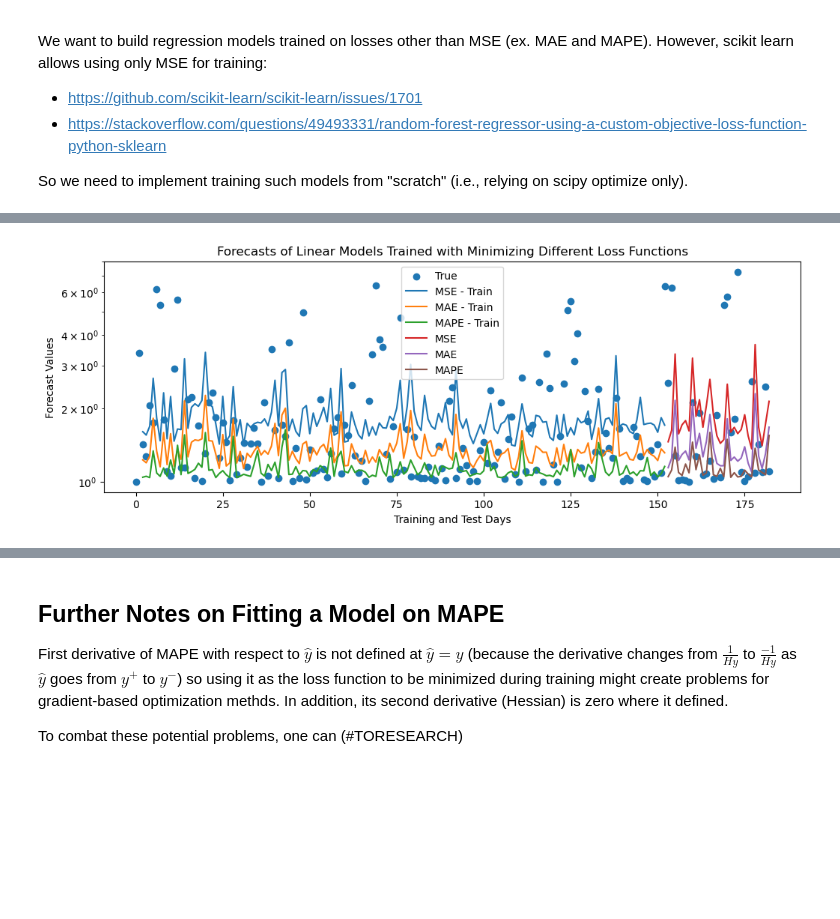
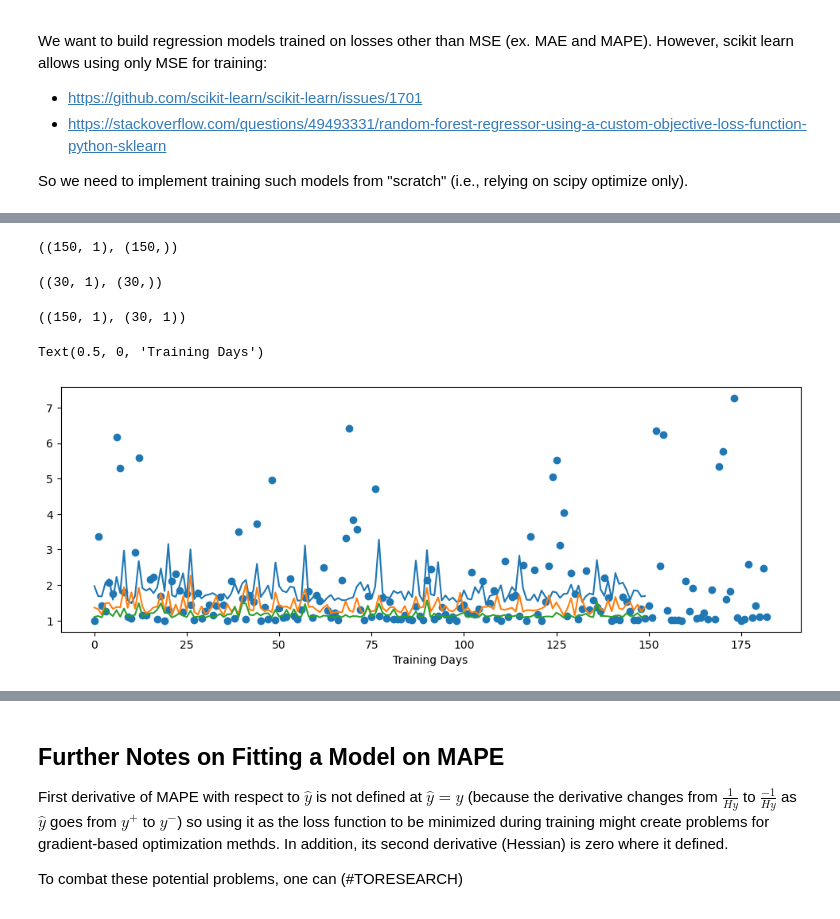
Before and after one commit to mtorabirad/MLBoost, a Jupyter notebook: Episode8/Episode8Main.ipynb, the cells around one changed output, grey strips where cells are left out. Saved outputs shown, nothing was run; the diff lists cells and outputs as text; code cells hidden in the pictures; blank space fills up the shorter version.

```diff
--- a/Episode8/Episode8Main.ipynb
+++ b/Episode8/Episode8Main.ipynb
@@ -154,9 +157,3 @@ X_train, X_test, y_train, y_test = train_test_split(FeaturesArray, TargetsArray,
-# %%
-X_train = X_train.reshape((X_train.shape[0], -1))
-y_train = y_train.reshape((y_train.shape[0], -1))
-
-X_test = X_test.reshape((X_test.shape[0], -1))
-y_test = y_test.reshape((y_test.shape[0], -1))
 # %% [markdown]
 <a name="Building-Regression-Models-With-Customized-Loss-From-Scratch"></a>
 ## Building Regression Models With Customized Loss From Scratch
@@ -169,4 +166,4 @@ We want to build regression models trained on losses other than MSE (ex. MAE and
 So we need to implement training such models from "scratch" (i.e., relying on scipy optimize only).
 # %%
 regularization = 0.01
-coefficients_init = np.random.normal(0, 1, X_train.shape[1])
+coefficients_init = np.random.normal(0, 1, [X_train.shape[1]*X_train.shape[2], y_train.shape[1]])
@@ -173,10 +187,16 @@ coefficients_init = np.random.normal(0, 1, X_train.shape[1])
+# %%
+bounds_DE = [(-100, 100)] * coefficients_init.flatten().shape[0]
 # %%
 MAPE_Model = uc.LinearModelWithCustomLoss(
     loss_function=mean_absolute_percentage_error,
-    X=X_train, Y=y_train, regularization=regularization, coefficients_init=coefficients_init
+    X=X_train, Y=y_train,
+    coefficients_init=coefficients_init,
+    regularization=regularization,
+    bounds=bounds_DE,
+    optimizer='DE',
+    max_iterations=1000, tol=0.001,
+    verboose=True
 )
 MAPE_Model.fit()
 print(MAPE_Model.coefficients)
-mape_pred = MAPE_Model.predict(X_train)
-mape_forecast = MAPE_Model.predict(X_test)
 # %% [output]
@@ -217,22 +315,34 @@ plt.legend()
+# %%
+mse_pred.shape, mse_pred.flatten().shape
+# %% [output]
+((150, 1), (150,))
+# %%
+mse_forecast.shape, mse_forecast.flatten().shape
+# %% [output]
+((30, 1), (30,))
+# %%
+mse_pred.shape, mse_forecast.shape
+# %% [output]
+((150, 1), (30, 1))
 # %%
 plt.figure(figsize=(12, 4))
 plt.scatter(ALL_DAYS, y_values, label='True')
 
-plt.plot(ALL_DAYS[n_steps_in:TEST_INDEX], mse_pred, label='MSE - Train')
-plt.plot(ALL_DAYS[n_steps_in:TEST_INDEX], mae_pred, label='MAE - Train')
-plt.plot(ALL_DAYS[n_steps_in:TEST_INDEX], mape_pred, label='MAPE - Train')
+# plt.plot(ALL_DAYS[n_steps_in:TEST_INDEX], mse_pred, label='MSE - Train')
+# plt.plot(ALL_DAYS[n_steps_in:TEST_INDEX], mae_pred, label='MAE - Train')
+# plt.plot(ALL_DAYS[n_steps_in:TEST_INDEX], mape_pred, label='MAPE - Train')
+# plt.plot(ALL_DAYS[TEST_INDEX:], mse_forecast.flatten(), label='MSE')
+# plt.plot(ALL_DAYS[TEST_INDEX:], mae_forecast.flatten(), label='MAE')
+# plt.plot(ALL_DAYS[TEST_INDEX:], mape_forecast.flatten(), label='MAPE')
 
-plt.plot(ALL_DAYS[TEST_INDEX:], mse_forecast, label='MSE')
-plt.plot(ALL_DAYS[TEST_INDEX:], mae_forecast, label='MAE')
-plt.plot(ALL_DAYS[TEST_INDEX:], mape_forecast, label='MAPE')
+# plt.xlabel('Training and Test Days')
+# plt.ylabel('Forecast Values')
+# plt.title('Forecasts of Linear Models Trained with Minimizing Different Loss Functions')
+plt.plot(mse_pred, label='MSE - Train')
+plt.plot(mae_pred, label='MAE - Train')
+plt.plot(mape_pred, label='MAPE - Train')
 
-plt.xlabel('Training and Test Days')
-plt.ylabel('Forecast Values')
-plt.title('Forecasts of Linear Models Trained with Minimizing Different Loss Functions')
-
-plt.legend()
-plt.yscale("log")
-
-plt.show()
+plt.xlabel('Training Days')
 # %% [output]
+Text(0.5, 0, 'Training Days')
-[figure, old version]
+[figure, new version]
```
Also changed, not shown: parts of 16 cells of this notebook, 3 other files.
